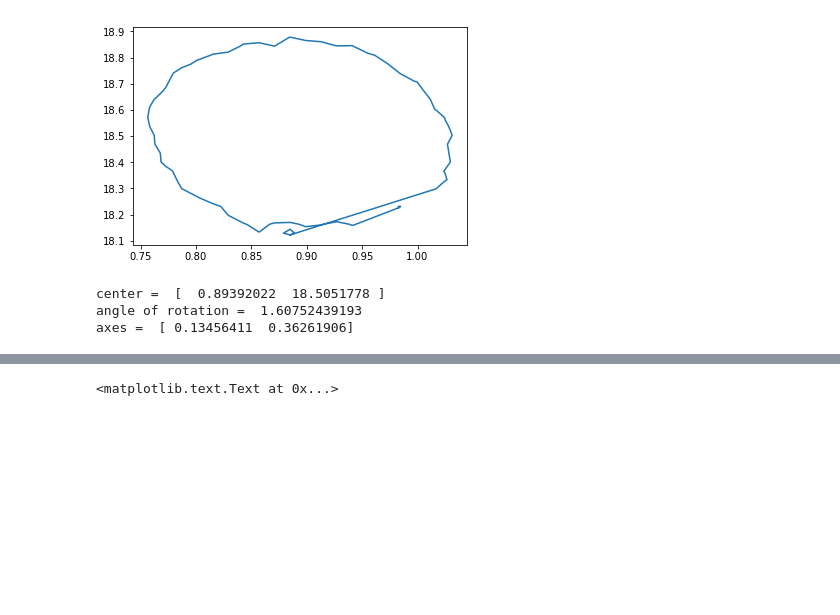
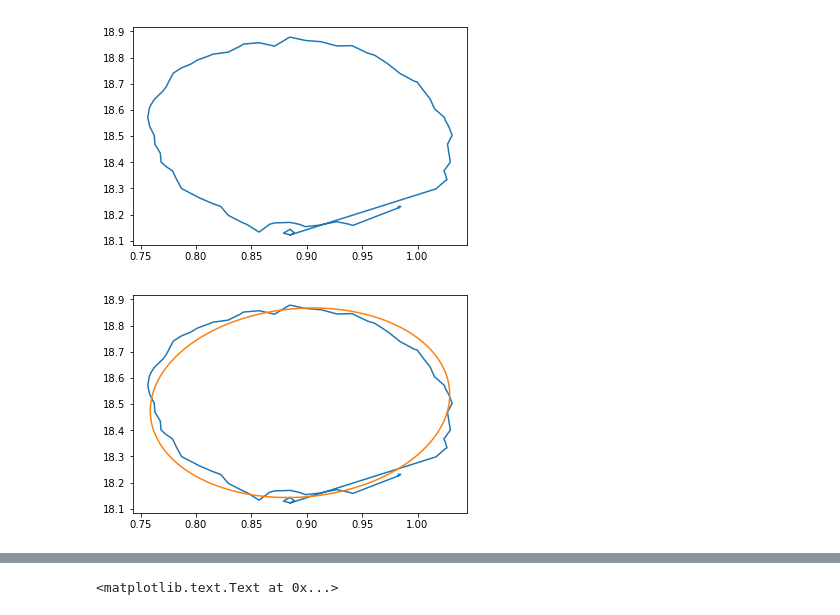
Before and after one commit to DouglasGrion/Red-Clump-Locations, a Jupyter notebook: Red-Clump-Location.ipynb, the cells around one changed output, grey strips where cells are left out. Saved outputs shown, nothing was run; the diff lists cells and outputs as text; code cells hidden in the pictures; blank space fills up the shorter version.

Commit message:
I did the Ellipse!

```diff
--- a/Red-Clump-Location.ipynb
+++ b/Red-Clump-Location.ipynb
@@ -377,38 +377,57 @@ def ellipse_angle_of_rotation( a ):
     if b == 0:
         if a > c:
             return 0
         else:
             return np.pi/2
     else:
         if a > c:
             return np.arctan(2*b/(a-c))/2
         else:
             return np.pi/2 + np.arctan(2*b/(a-c))/2
 
 def ellipse_axis_length( a ):
     b,c,d,f,g,a = a[1]/2, a[2], a[3]/2, a[4]/2, a[5], a[0]
     up = 2*(a*f*f+c*d*d+g*b*b-2*b*d*f-a*c*g)
     down1=(b*b-a*c)*( (c-a)*np.sqrt(1+4*b*b/((a-c)*(a-c)))-(c+a))
     down2=(b*b-a*c)*( (a-c)*np.sqrt(1+4*b*b/((a-c)*(a-c)))-(c+a))
     res1=np.sqrt(up/down1)
     res2=np.sqrt(up/down2)
     return np.array([res1, res2])
 
 a = fitEllipse(x=x2,y=y2)
 center = ellipse_center(a)
 phi = ellipse_angle_of_rotation(a)
 axes = ellipse_axis_length(a)
 
-a, b = axes
-xx = center[0] + a*np.cos(R)*np.cos(phi) - b*np.sin(R)*np.sin(phi)
-yy = center[1] + a*np.cos(R)*np.sin(phi) + b*np.sin(R)*np.cos(phi)
+b1, a1 = axes
+angle1 = np.degrees(phi)
+
+def get_ellipse_coords(a, b, x, y, angle, k):
+    pts = np.zeros((360*k+1, 2))
+
+    beta = -angle * np.pi/180.0
+    sin_beta = np.sin(beta)
+    cos_beta = np.cos(beta)
+    alpha = np.radians(np.r_[0.:360.:1j*(360*k+1)])
+
+    sin_alpha = np.sin(alpha)
+    cos_alpha = np.cos(alpha)
+
+    pts[:, 0] = x + (a * cos_alpha * cos_beta - b * sin_alpha * sin_beta)
+    pts[:, 1] = y + (a * cos_alpha * sin_beta + b * sin_alpha * cos_beta)
+
+    return pts
+
+pts = get_ellipse_coords(a1, b1, x=0.89392022, y=18.5051778, angle=angle1, k=2)
+
+#xx = center[0] + a*np.cos(R)*np.cos(phi) - b*np.sin(R)*np.sin(phi)
+#yy = center[1] + a*np.cos(R)*np.sin(phi) + b*np.sin(R)*np.cos(phi)
 
 
 from pylab import *
-plot(x2,y2)
-plot(xx,yy, color = 'red')
+plt.plot(*zip(*testList2))
+ax = plot(pts[:,0], pts[:,1])
+#plot(xx,yy, color = 'red')
 show()
 # %% [output]
-center =  [  0.89392022  18.5051778 ]
-angle of rotation =  1.60752439193
-axes =  [ 0.13456411  0.36261906]
+[figure, added]
```
Also changed, not shown: parts of 1 cell of this notebook.
